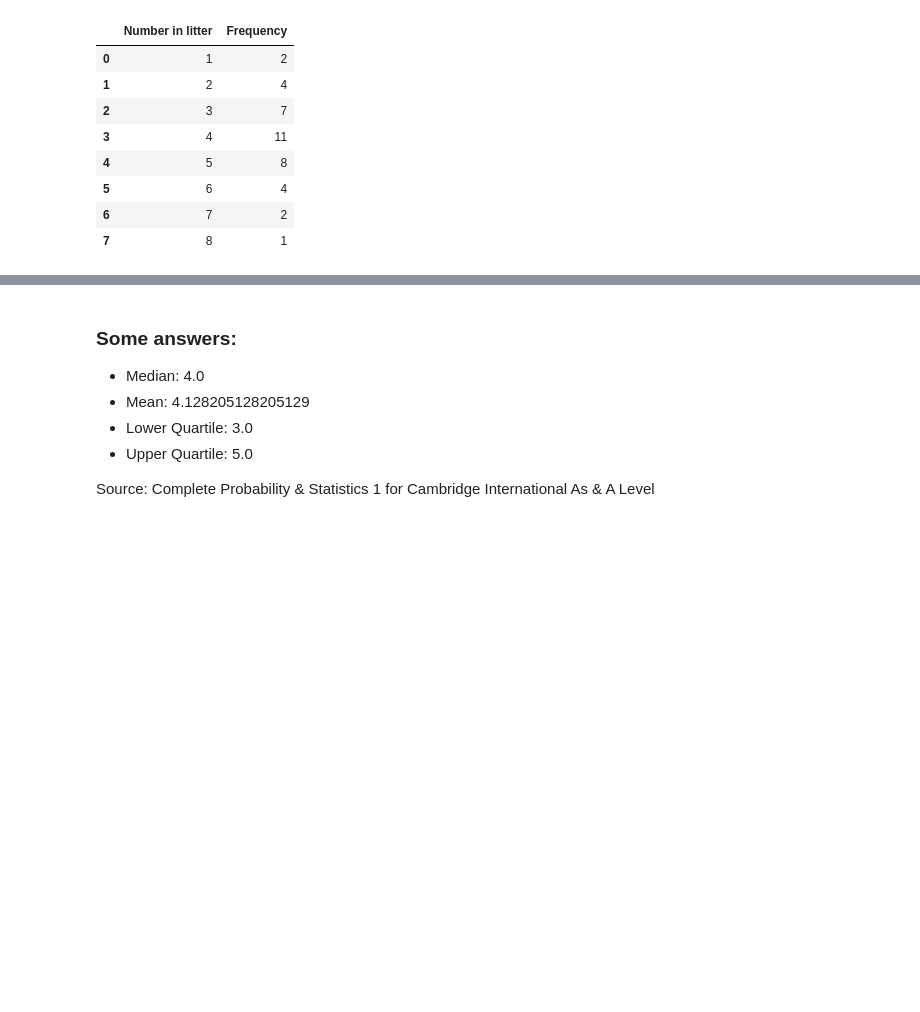
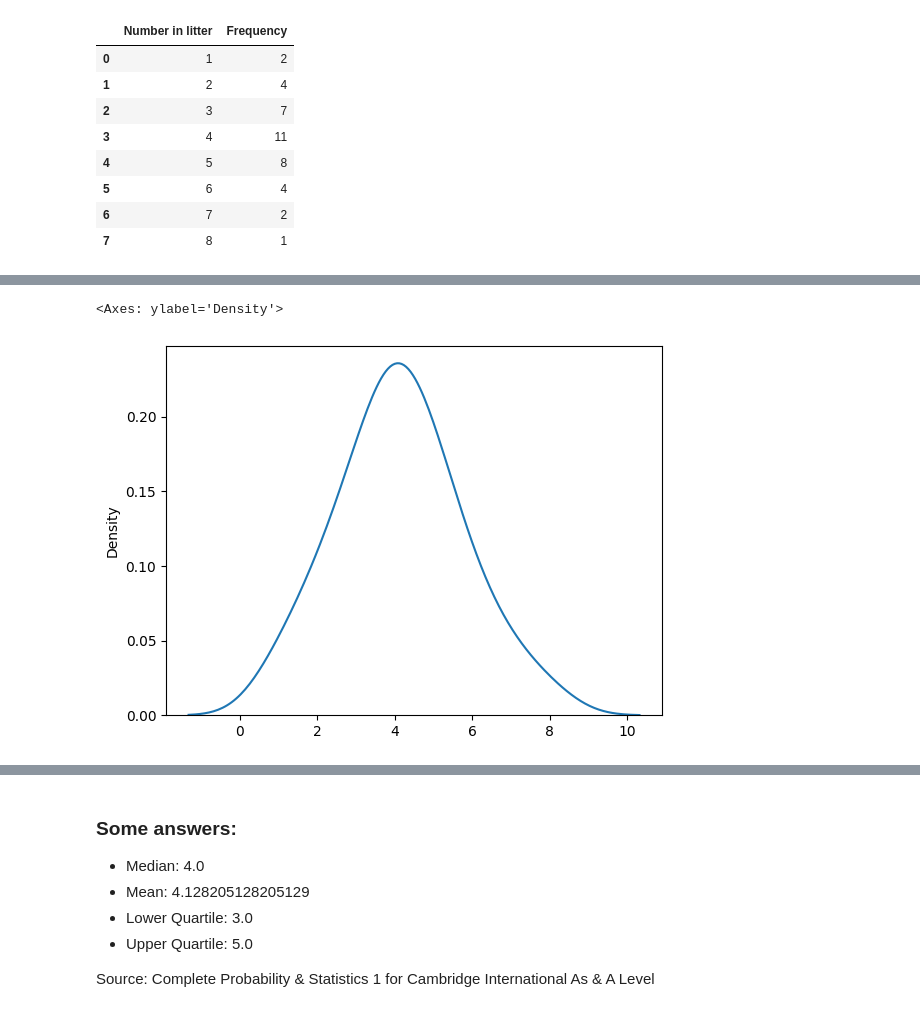
Before and after one commit to Vincent-Gielen/dsai-ex, a Jupyter notebook: 2-analysis-1-var/lab-2.03-kitten-litters.ipynb, the cells around one changed output, grey strips where cells are left out. Drawn from its saved outputs; the diff is of its cells as text; code cells hidden in the pictures; blank space fills up the shorter version.

```diff
--- a/2-analysis-1-var/lab-2.03-kitten-litters.ipynb
+++ b/2-analysis-1-var/lab-2.03-kitten-litters.ipynb
@@ -40,0 +78,5 @@ kittens
+# %%
+sns.kdeplot(data=kittensArray)
+# %% [output]
+<Axes: ylabel='Density'>
+[figure, added]
```
Also changed, not shown: parts of 5 cells of this notebook.
